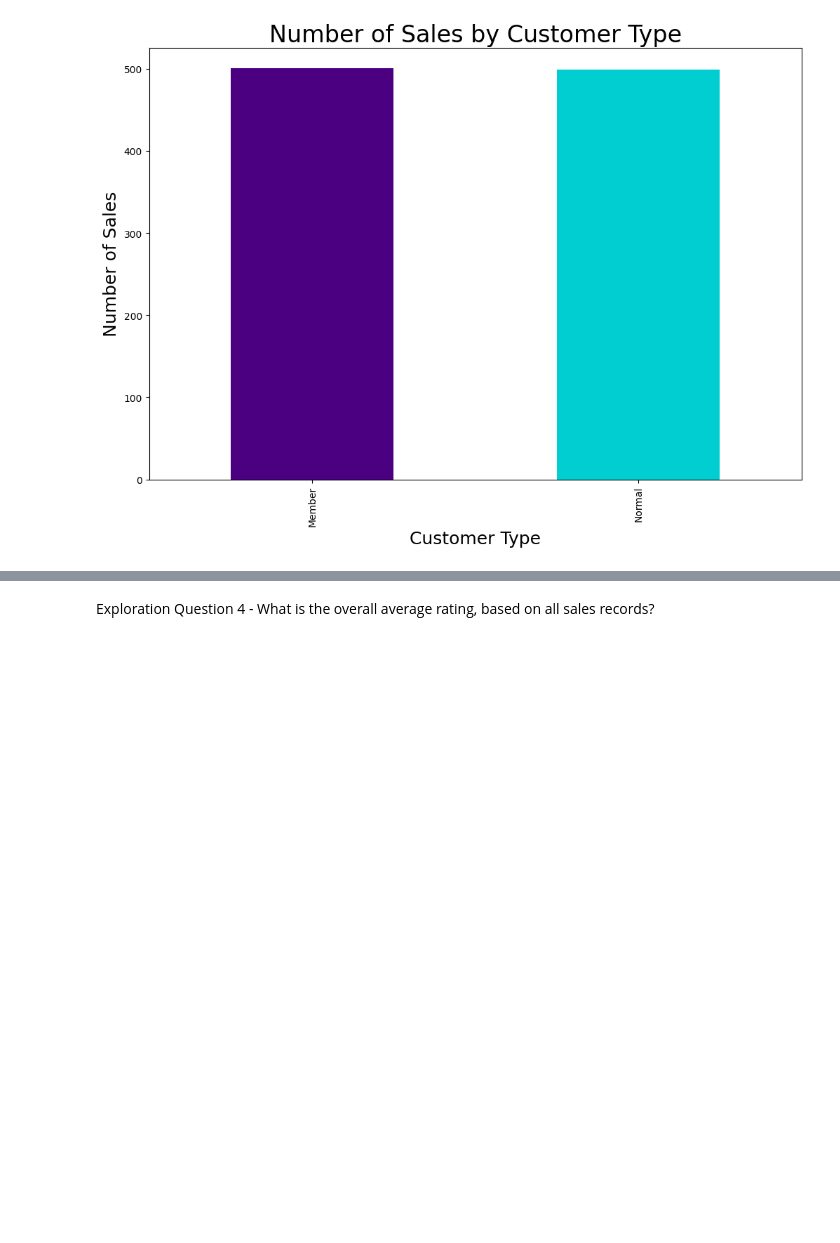
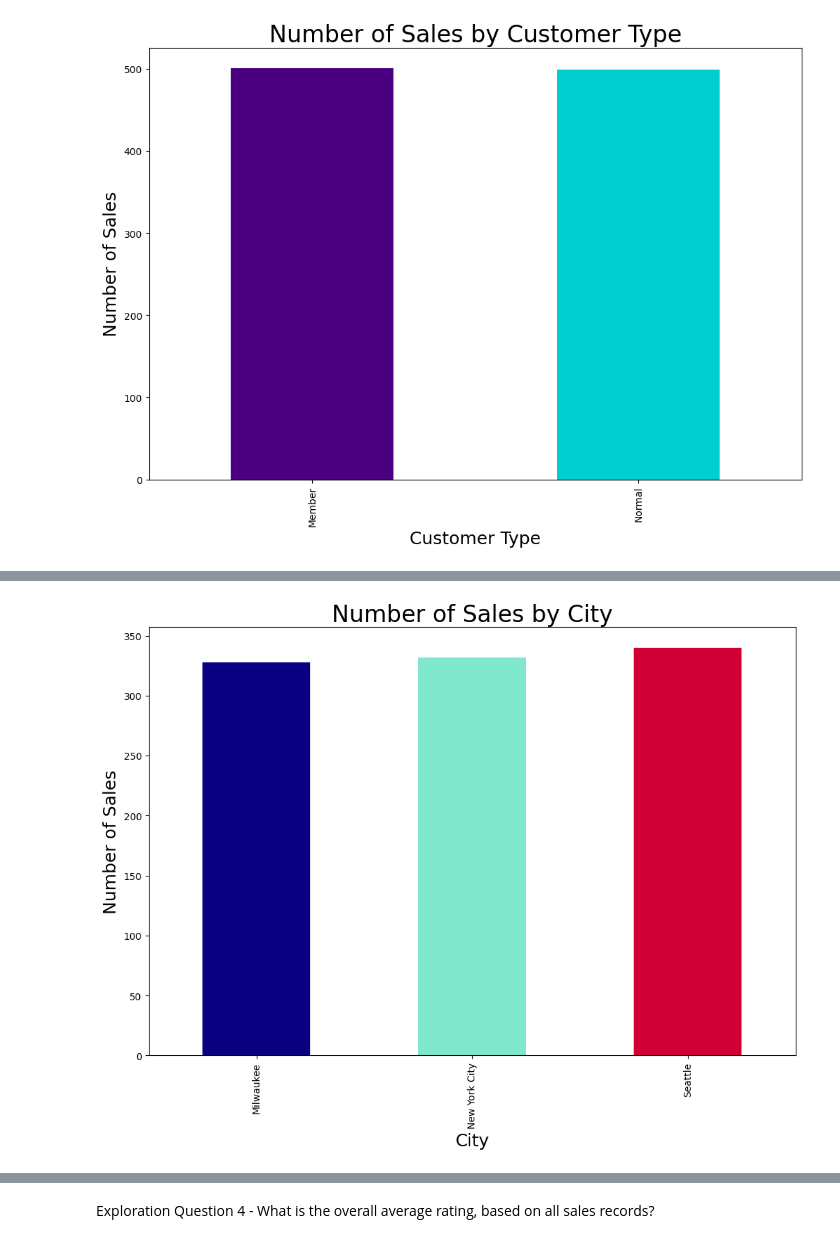
Before and after one commit to ambsthebear/Bear-Exploratory-Data-Analysis, a Jupyter notebook: sales_data_exploration.ipynb, the cells around one changed output, grey strips where cells are left out. Cells and saved outputs as stored; diff of their text form; code cells hidden in the pictures; blank space fills up the shorter version.

```diff
--- a/sales_data_exploration.ipynb
+++ b/sales_data_exploration.ipynb
@@ -150,2 +179,10 @@ Exploration Question 2 - How many sales were made at each store location?
+# %%
+#viz2- How many sales were made at each store location?
+joined_sales_df.groupby(joined_sales_df["City"]).size().plot.bar(figsize= (12,8), color= ["#0A0082", "#7fe7cc", "#d00037"])
+plt.title("Number of Sales by City", fontsize=24)
+plt.xlabel("City", fontsize=18)
+plt.ylabel ("Number of Sales", fontsize=18);
+# %% [output]
+[figure, added]
 # %% [markdown]
 Exploration Question 3 - How many sales were made for each product line?
```
Also changed, not shown: parts of 8 cells of this notebook.
